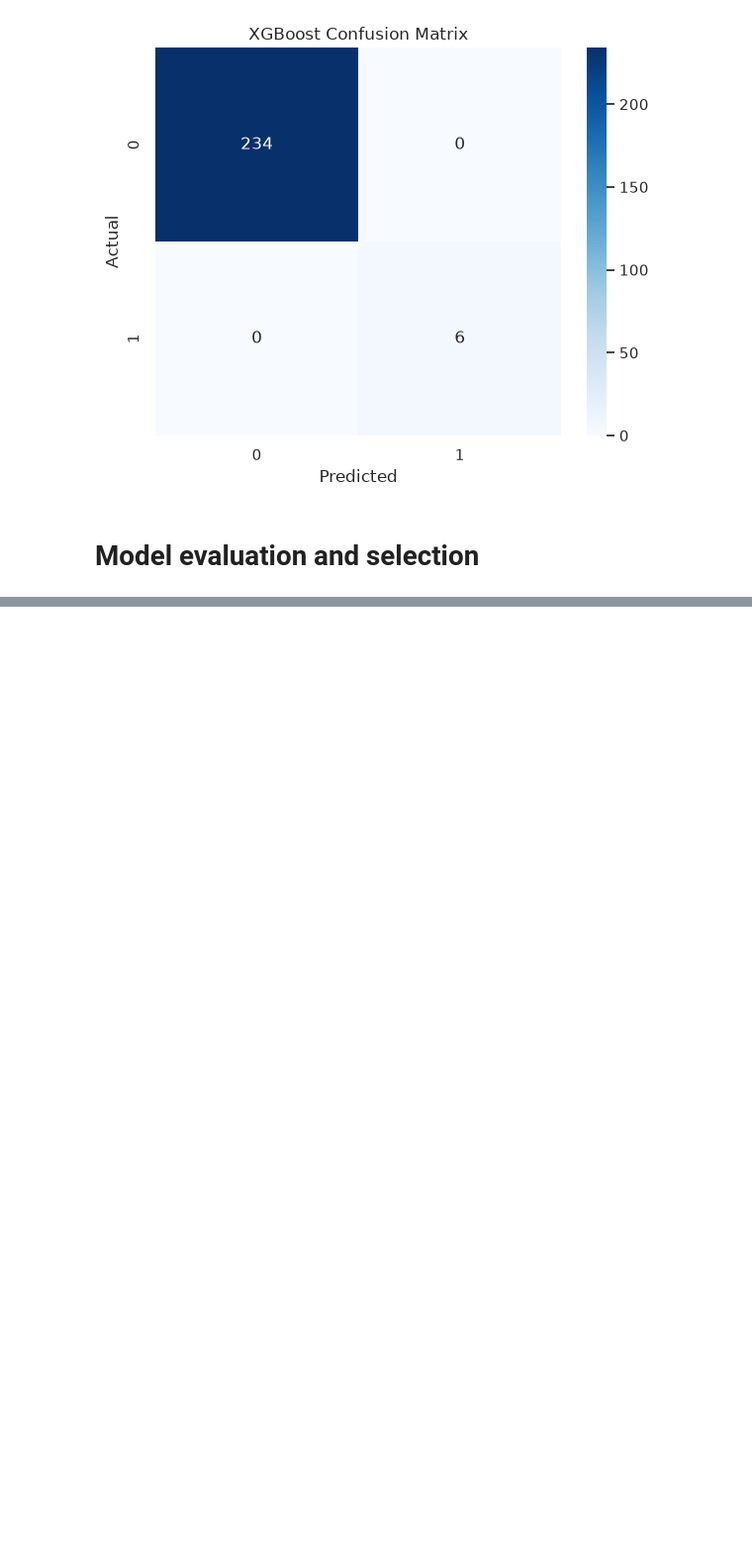
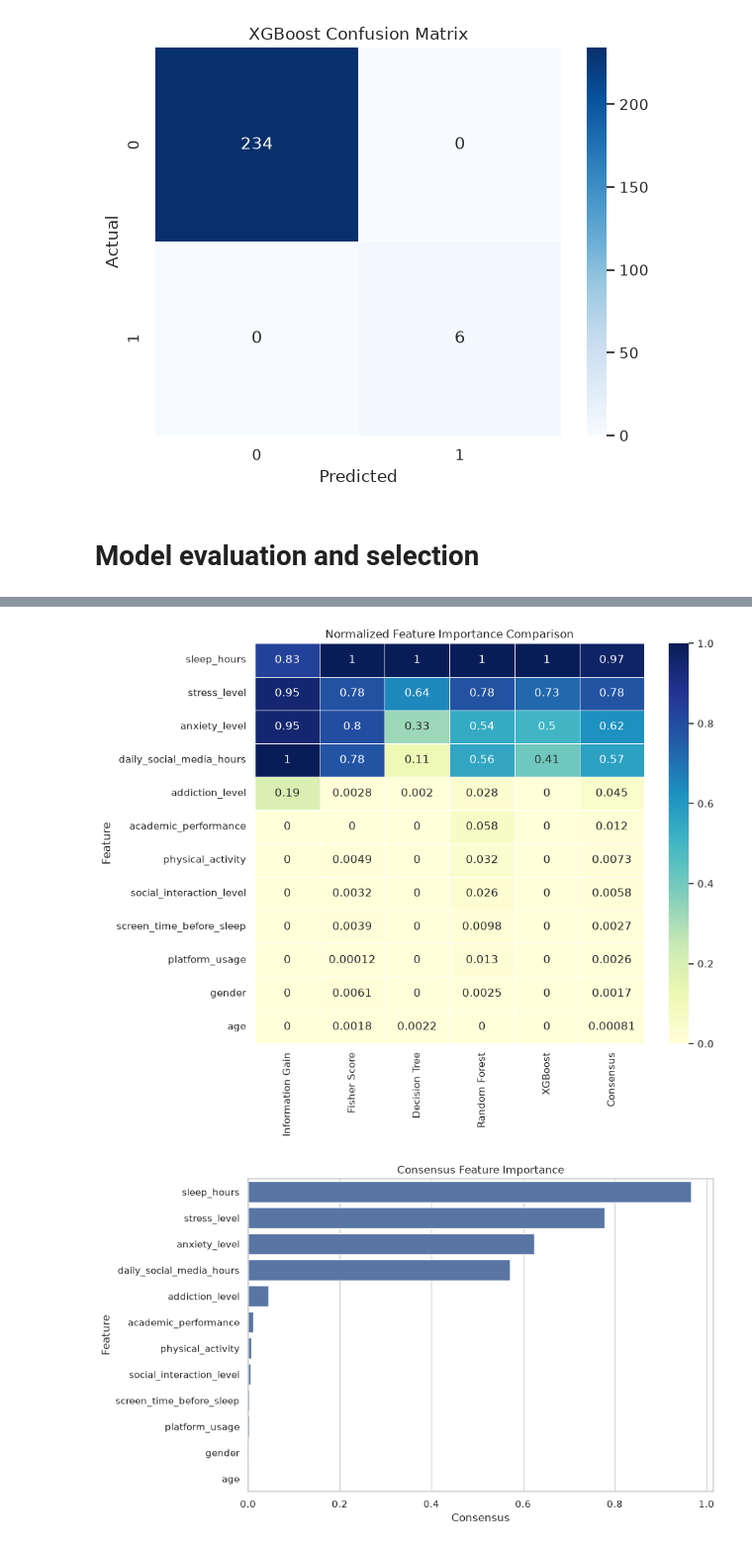
Before and after one commit to ILoveBacteria/data-mining-homeworks, a Jupyter notebook: homework3/notebook.ipynb, the cells around one changed output, grey strips where cells are left out. Shown at 99% size. Cells and saved outputs as stored; diff of their text form; code cells hidden in the pictures; blank space fills up the shorter version.

```diff
--- a/homework3/notebook.ipynb
+++ b/homework3/notebook.ipynb
@@ -1240,0 +1290,75 @@ plt.show()
+# %%
+import numpy as np
+import pandas as pd
+import matplotlib.pyplot as plt
+import seaborn as sns
+
+from sklearn.feature_selection import mutual_info_classif
+from sklearn.preprocessing import MinMaxScaler
+
+information_gain = mutual_info_classif(
+    X,
+    y,
+    random_state=42
+)
+
+fisher_scores = []
+
+for feature in X.columns:
+    x0 = X.loc[y == 0, feature]
+    x1 = X.loc[y == 1, feature]
+
+    score = (x0.mean() - x1.mean()) ** 2 / (x0.var() + x1.var() + 1e-10)
+    fisher_scores.append(score)
+
+importance_xgb = pd.DataFrame({
+    "Feature": X.columns,
+    "Importance": best_model_xgb.feature_importances_
+})
+
+comparison = pd.DataFrame({
+    "Feature": X.columns,
+    "Information Gain": information_gain,
+    "Fisher Score": fisher_scores,
+    "Decision Tree": importance_tree.set_index("Feature").loc[X.columns, "Importance"].values,
+    "Random Forest": importance_rf.set_index("Feature").loc[X.columns, "Importance"].values,
+    "XGBoost": importance_xgb.set_index("Feature").loc[X.columns, "Importance"].values
+})
+
+scaler = MinMaxScaler()
+
+numeric_cols = comparison.columns[1:]
+comparison[numeric_cols] = comparison[numeric_cols].astype(np.float64)
+comparison[numeric_cols] = scaler.fit_transform(comparison[numeric_cols])
+
+comparison["Consensus"] = comparison.iloc[:, 1:].mean(axis=1)
+
+comparison = comparison.sort_values("Consensus", ascending=False)
+
+print(comparison)
+
+plt.figure(figsize=(10, 8))
+
+sns.heatmap(
+    comparison.set_index("Feature"),
+    annot=True,
+    cmap="YlGnBu",
+    linewidths=0.5
+)
+
+plt.title("Normalized Feature Importance Comparison")
+plt.tight_layout()
+plt.show()
+
+plt.figure(figsize=(10,6))
+
+sns.barplot(
+    data=comparison,
+    x="Consensus",
+    y="Feature"
+)
+
+plt.title("Consensus Feature Importance")
+plt.tight_layout()
+plt.show()
+# %% [output]
@@ -1240,0 +1382,2 @@ plt.show()
+[figure, added]
+[figure, added]
```
Also changed, not shown: parts of 11 cells of this notebook.
